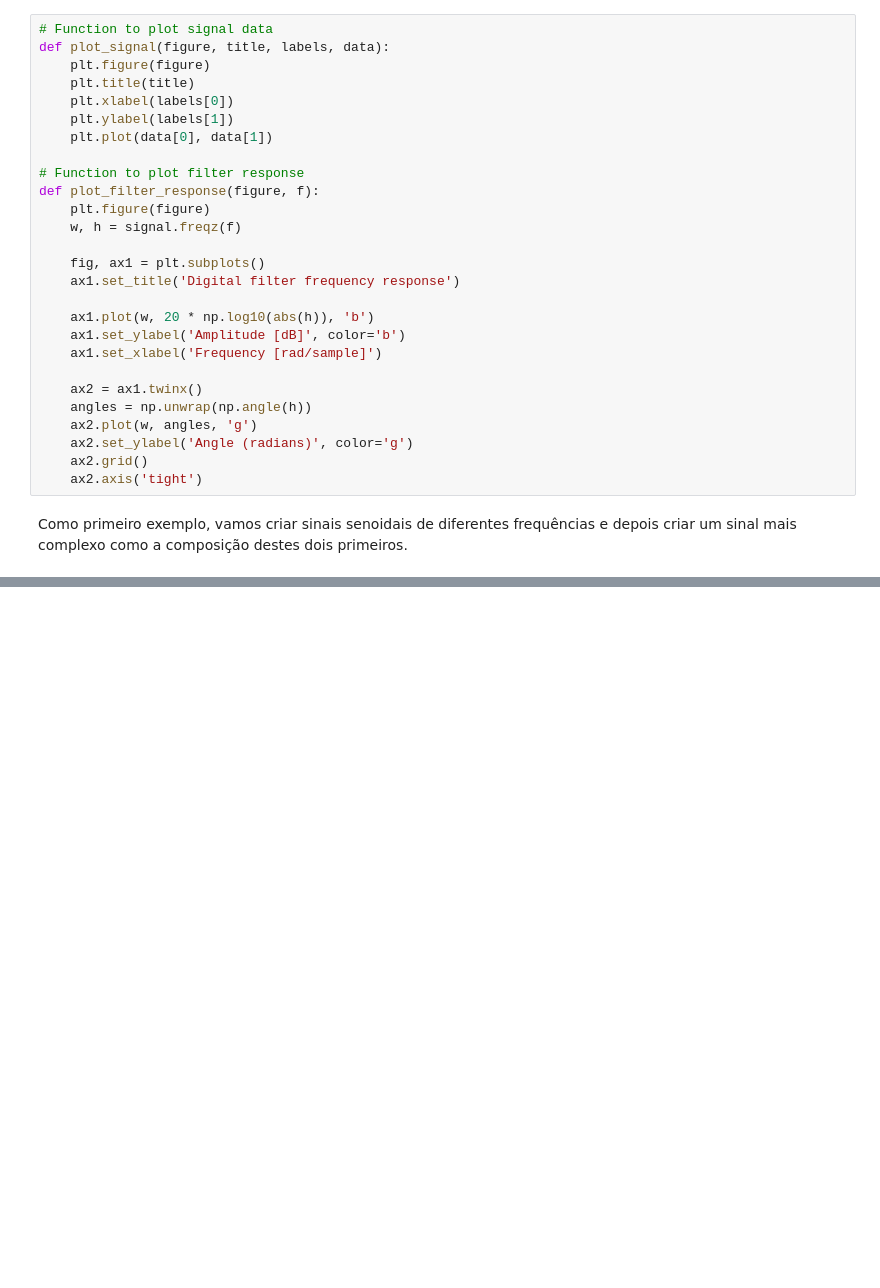
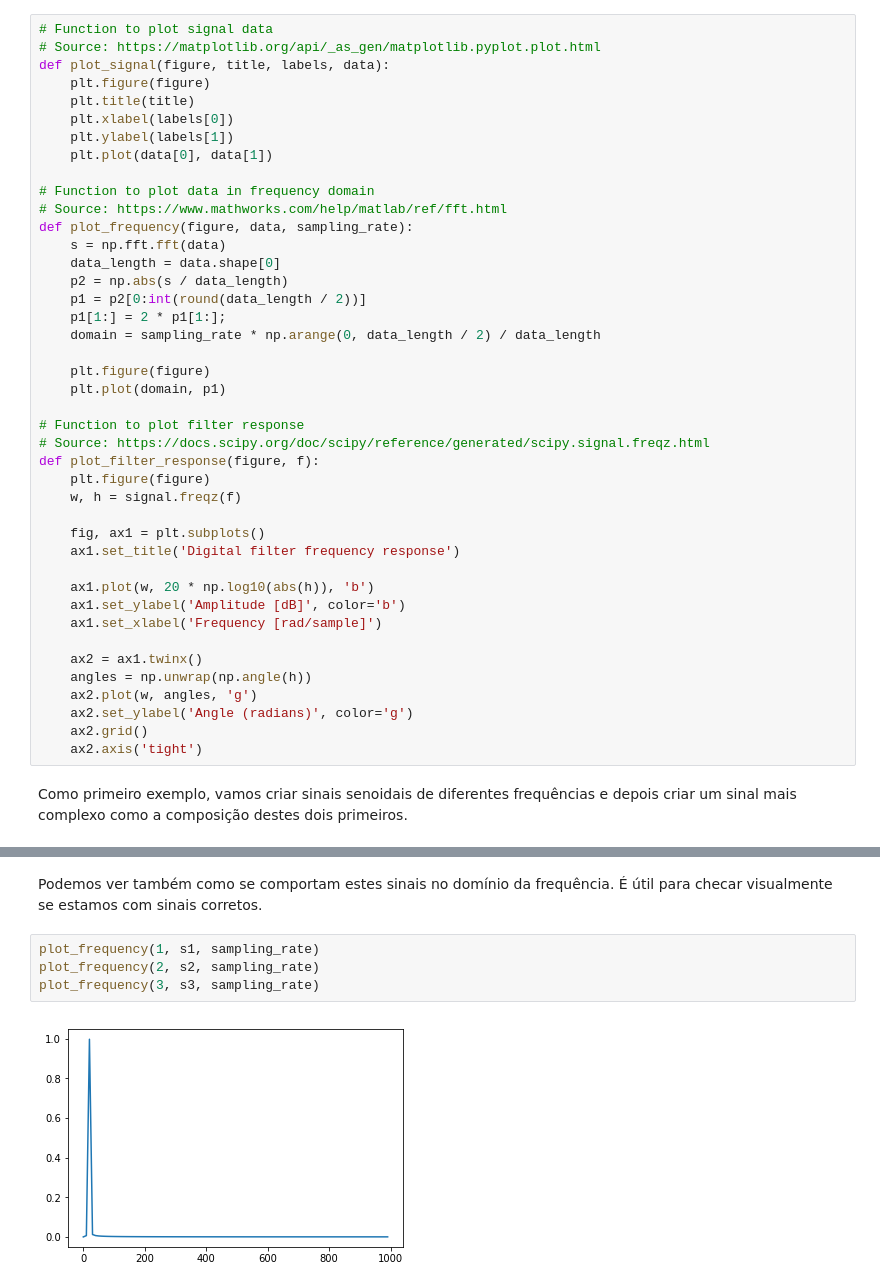
Before and after one commit to itsmealves/lab-sistemas-comunicacao, a Jupyter notebook: filtros.ipynb, the cells around one changed output, grey strips where cells are left out. Drawn from its saved outputs; the diff is of its cells as text; blank space fills up the shorter version.

```diff
--- a/filtros.ipynb
+++ b/filtros.ipynb
@@ -49,6 +49,7 @@ from scipy import signal        # A handful of signal processing operations
 Definiremos também algumas funções úteis para visualizar os dados. Não são tão importantes para entendermos o processo, mas precisamos definí-las antes de usarmos.
 # %%
 # Function to plot signal data
+# Source: https://matplotlib.org/api/_as_gen/matplotlib.pyplot.plot.html
 def plot_signal(figure, title, labels, data):
     plt.figure(figure)
     plt.title(title)
@@ -56,7 +57,21 @@ def plot_signal(figure, title, labels, data):
     plt.ylabel(labels[1])
     plt.plot(data[0], data[1])
 
+# Function to plot data in frequency domain
+# Source: https://www.mathworks.com/help/matlab/ref/fft.html
+def plot_frequency(figure, data, sampling_rate):
+    s = np.fft.fft(data)
+    data_length = data.shape[0]
+    p2 = np.abs(s / data_length)
+    p1 = p2[0:int(round(data_length / 2))]
+    p1[1:] = 2 * p1[1:];
+    domain = sampling_rate * np.arange(0, data_length / 2) / data_length
+
+    plt.figure(figure)
+    plt.plot(domain, p1)
+
 # Function to plot filter response
+# Source: https://docs.scipy.org/doc/scipy/reference/generated/scipy.signal.freqz.html
 def plot_filter_response(figure, f):
     plt.figure(figure)
     w, h = signal.freqz(f)
@@ -101,0 +117,8 @@ plot_signal(3, 'Signal 3', labels, (signal_domain, s3))
+# %% [markdown]
+Podemos ver também como se comportam estes sinais no domínio da frequência. É útil para checar visualmente se estamos com sinais corretos.
+# %%
+plot_frequency(1, s1, sampling_rate)
+plot_frequency(2, s2, sampling_rate)
+plot_frequency(3, s3, sampling_rate)
+# %% [output]
+[figure, added]
```
Also changed, not shown: parts of 19 cells of this notebook, 3 other files.
